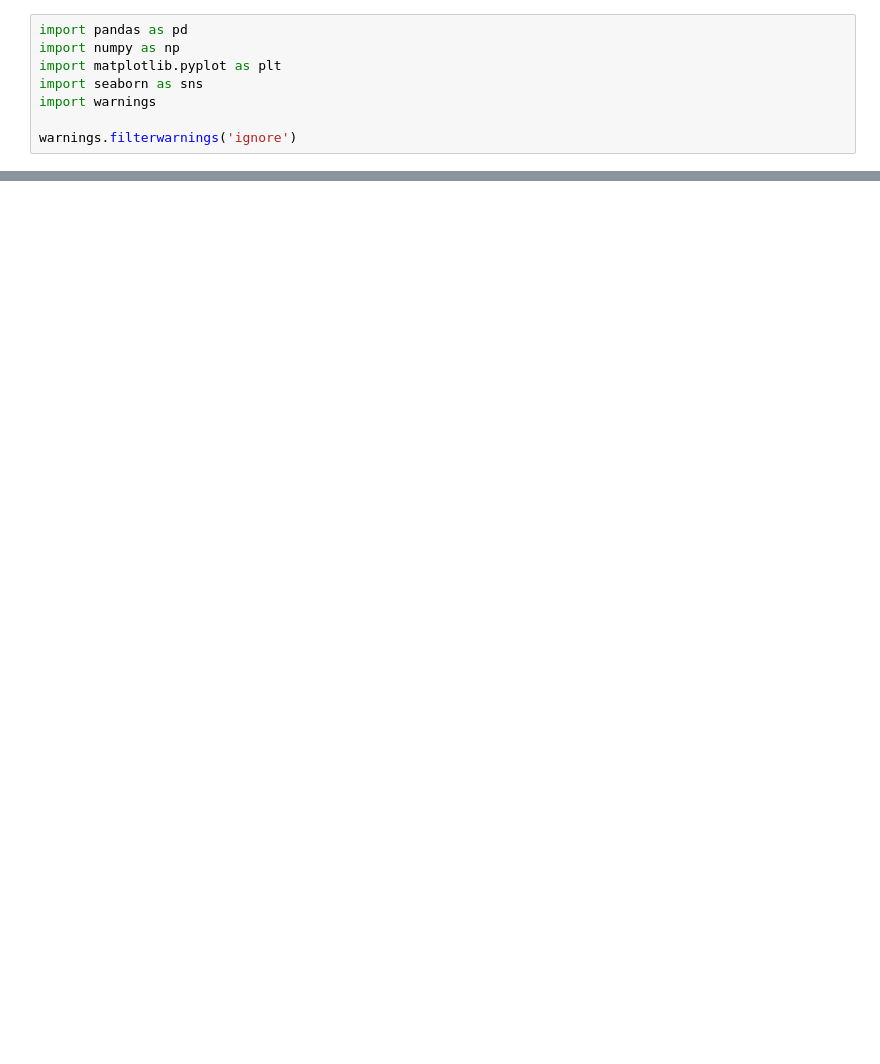
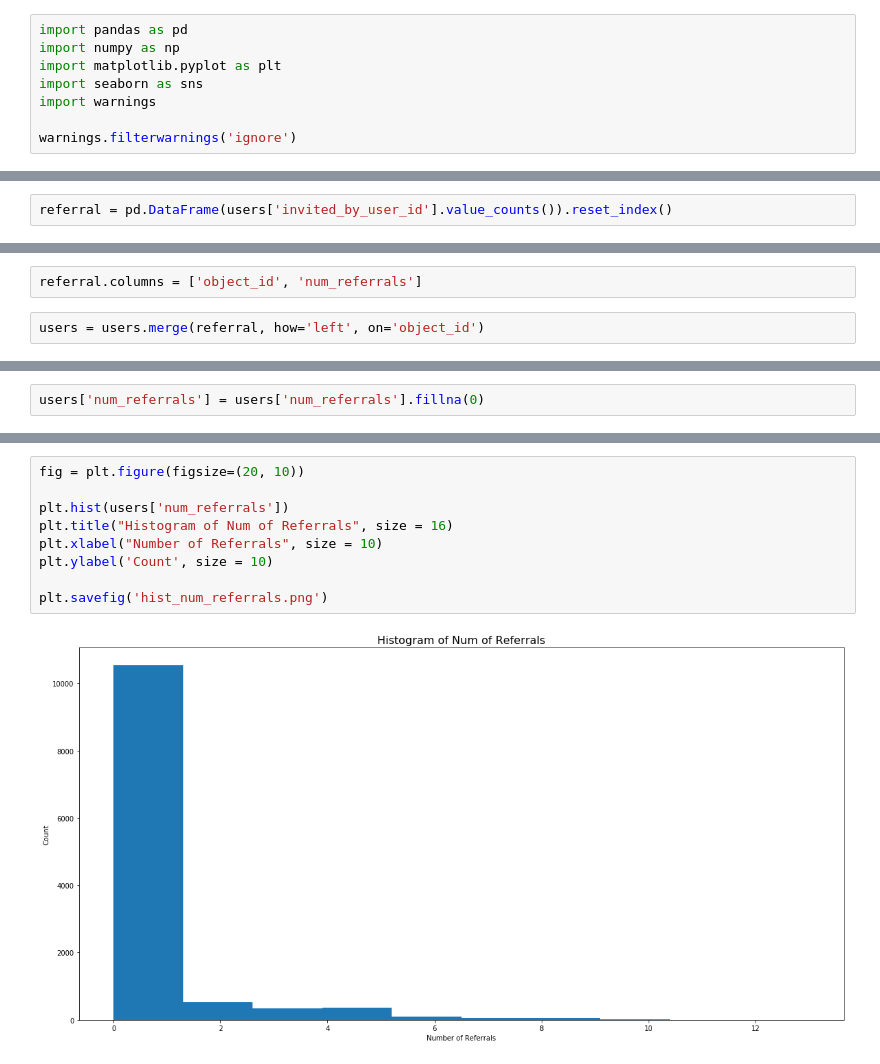
Before and after one commit to hank-butler/take_home_challenges, a Jupyter notebook: user_engagement.ipynb, the cells around one changed output, grey strips where cells are left out. Saved outputs shown, nothing was run; the diff lists cells and outputs as text; blank space fills up the shorter version.

```diff
--- a/user_engagement.ipynb
+++ b/user_engagement.ipynb
@@ -12,0 +313,2 @@ UnicodeDecodeError: 'utf-8' codec can't decode byte 0xe6 in position 11: invalid
+# %%
+referral = pd.DataFrame(users['invited_by_user_id'].value_counts()).reset_index()
@@ -12,0 +333,4 @@ UnicodeDecodeError: 'utf-8' codec can't decode byte 0xe6 in position 11: invalid
+# %%
+referral.columns = ['object_id', 'num_referrals']
+# %%
+users = users.merge(referral, how='left', on='object_id')
@@ -12,0 +358,2 @@ UnicodeDecodeError: 'utf-8' codec can't decode byte 0xe6 in position 11: invalid
+# %%
+users['num_referrals'] = users['num_referrals'].fillna(0)
@@ -12,0 +379,11 @@ UnicodeDecodeError: 'utf-8' codec can't decode byte 0xe6 in position 11: invalid
+# %%
+fig = plt.figure(figsize=(20, 10))
+
+plt.hist(users['num_referrals'])
+plt.title("Histogram of Num of Referrals", size = 16)
+plt.xlabel("Number of Referrals", size = 10)
+plt.ylabel('Count', size = 10)
+
+plt.savefig('hist_num_referrals.png')
+# %% [output]
+[figure, added]
```
Also changed, not shown: parts of 93 cells of this notebook.
